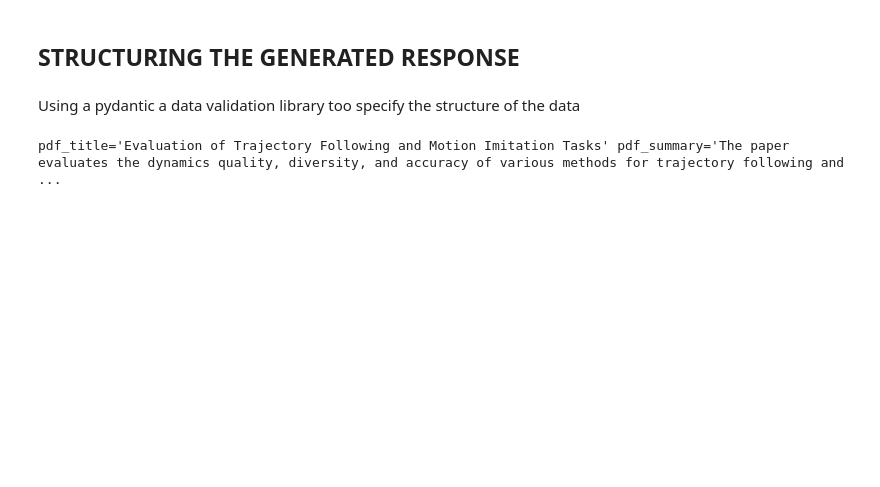
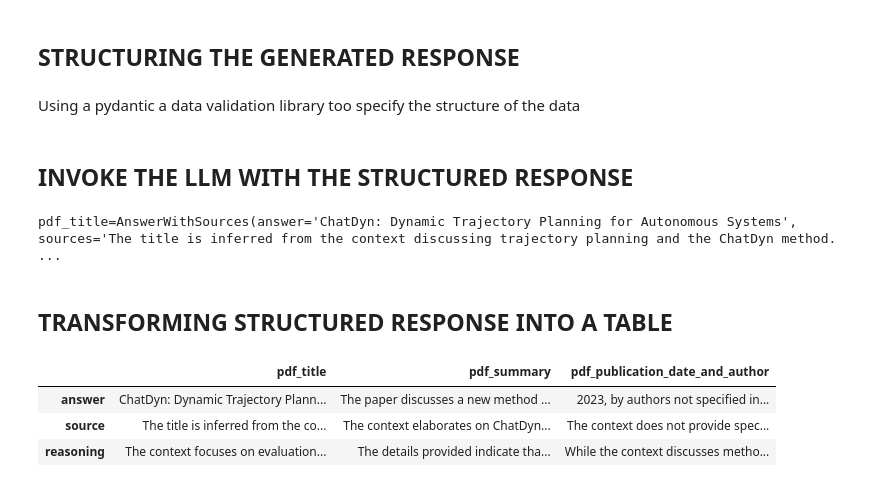
Before and after one commit to HaiderMalikk/Smart-Paper-Summarizer, a Jupyter notebook: data_extraction.ipynb, the cells around one changed output. Cells and saved outputs as stored; diff of their text form; code cells hidden in the pictures; blank space fills up the shorter version.

```diff
--- a/data_extraction.ipynb
+++ b/data_extraction.ipynb
@@ -219,13 +212,40 @@ class AnswerWithSources(BaseModel):
 
 # this class defines the structure for the data here we pass the questions into the llm and get a asnwer for each question that folows the structure of the class above
 class ExtractedInfo(BaseModel):
-    pdf_title: str = AnswerWithSources # title of the pdf
-    pdf_summary: str = AnswerWithSources # summary of the pdf
+    pdf_title: AnswerWithSources # title of the pdf
+    pdf_summary: AnswerWithSources # summary of the pdf
     pdf_publication_date_and_author: AnswerWithSources # publication date and author of the pdf
+# %% [markdown]
+## INVOKE THE LLM WITH THE STRUCTURED RESPONSE
 # %%
 # Call the LLM directly with structured output
 response = llm.with_structured_output(ExtractedInfo, strict=True).invoke(final_prompt)
 # Print the structured response
 print(response)
 # %% [output]
-pdf_title='Evaluation of Trajectory Following and Motion Imitation Tasks' pdf_summary='The paper evaluates the dynamics quality, diversity, and accuracy of various methods for trajectory following and ...
+pdf_title=AnswerWithSources(answer='ChatDyn: Dynamic Trajectory Planning for Autonomous Systems', sources='The title is inferred from the context discussing trajectory planning and the ChatDyn method. ...
+# %% [markdown]
+## TRANSFORMING STRUCTURED RESPONSE INTO A TABLE
+# %%
+# using pandas to create a table to organize our data
+structured_response = response
+df = pd.DataFrame([structured_response.dict()])
+
+# Transforming into a table with three rows onw for each field in the answer
+answer_row = []
+source_row = []
+reasoning_row = []
+
+for col in df.columns:
+    answer_row.append(df[col][0]['answer'])
+    source_row.append(df[col][0]['sources'])
+    reasoning_row.append(df[col][0]['reasoning'])
+
+# Create new dataframe with rows
+structured_response_df = pd.DataFrame([answer_row, source_row, reasoning_row], columns=df.columns, index=['answer', 'source', 'reasoning'])
+structured_response_df
+# %% [output]
+|  | pdf_title | pdf_summary | pdf_publication_date_and_author |
+| answer | ChatDyn: Dynamic Trajectory Plann... | The paper discusses a new method ... | 2023, by authors not specified in... |
+| source | The title is inferred from the co... | The context elaborates on ChatDyn... | The context does not provide spec... |
+| reasoning | The context focuses on evaluation... | The details provided indicate tha... | While the context discusses metho... |
```
Also changed, not shown: parts of 4 cells of this notebook.
